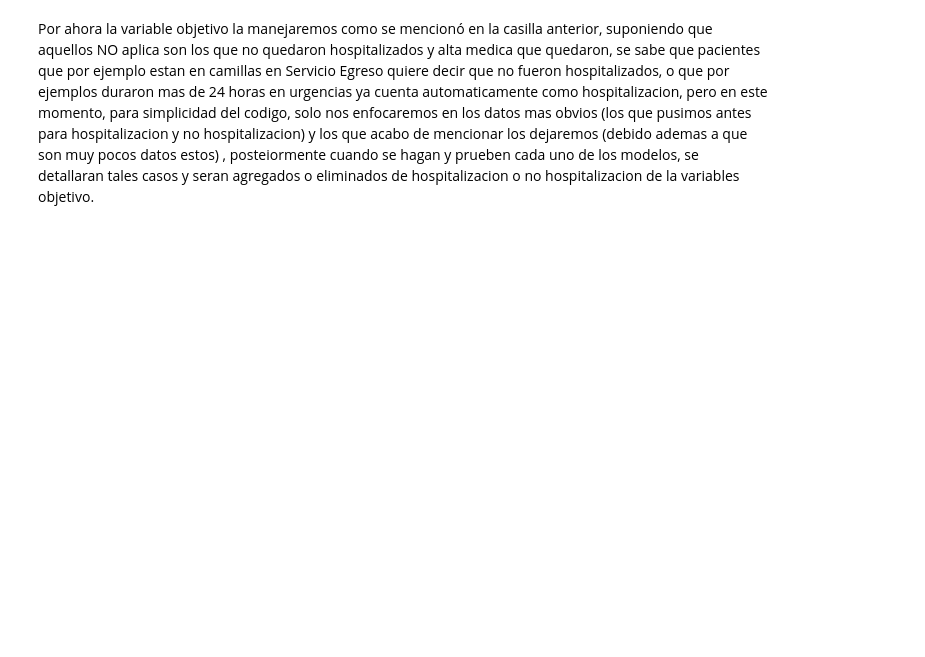
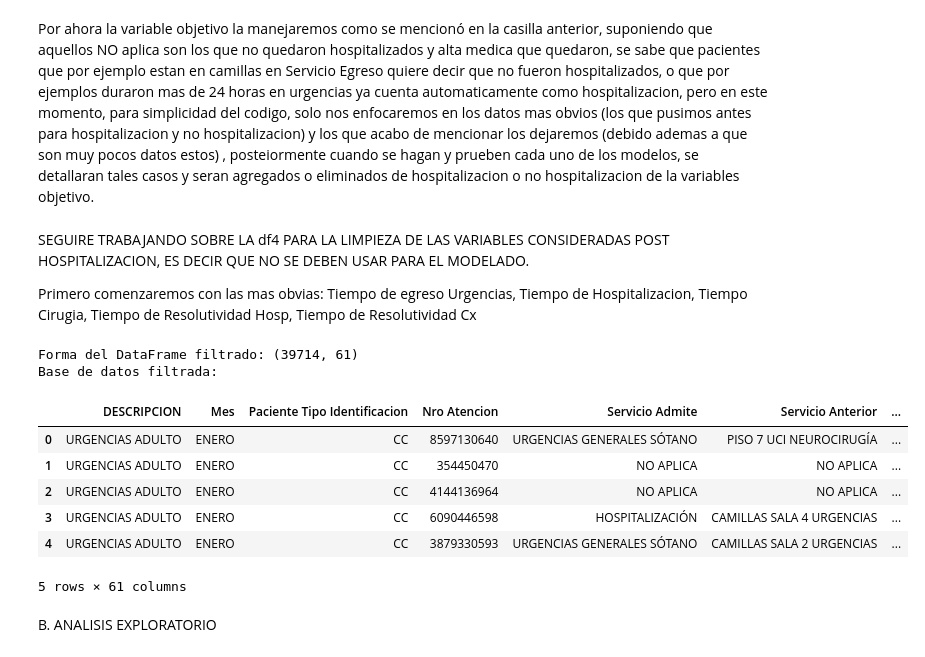
Before and after one commit to AndresMedina117/ProyectoHAMA_, a Jupyter notebook: Analisis_exploratorio.ipynb, the cells around one changed output. Cells and saved outputs as stored; diff of their text form; code cells hidden in the pictures; blank space fills up the shorter version.

Commit message:
comienzo del analisis exploratorio profundo

```diff
--- a/Analisis_exploratorio.ipynb
+++ b/Analisis_exploratorio.ipynb
@@ -289,3 +293,41 @@ def datetime2str(valuee):
     return str(valuee)
   else:
     return valuee
+# %%
+df4=pd.read_csv("BD_1.csv")
+# %%
+
+df4 = df4.applymap(datetime2str)
+df4['Grupo Edad'] = df4['Grupo Edad'].astype(str)
+df4['Grupo Poblacional'] = df4['Grupo Poblacional'].astype(str)
+df4['Tiempo Duracion Diligenciamiento F3'] = df4['Tiempo Duracion Diligenciamiento F3'].astype(str)
+# %% [markdown]
+SEGUIRE TRABAJANDO SOBRE LA df4 PARA LA LIMPIEZA DE LAS VARIABLES CONSIDERADAS POST HOSPITALIZACION, ES DECIR QUE NO SE DEBEN USAR PARA EL MODELADO.
+
+Primero comenzaremos con las mas obvias: Tiempo de egreso Urgencias, Tiempo de Hospitalizacion, Tiempo Cirugia, Tiempo de Resolutividad Hosp, Tiempo de Resolutividad Cx
+# %%
+columnas_eliminar = ['Tiempo Egreso Urgencias', 'Tiempo Traslado Hospitalizacion',
+                     'Tiempo Cirugia', 'Tiempo Resolutividad Hosp',
+                     'Tiempo Resolutividad Cx']
+
+def eliminar_post(df,para_eliminar):
+    df_5=df.copy()
+    df_5 = df_5.drop(columns=para_eliminar)
+    print("Forma del DataFrame filtrado:", df_5.shape)
+    print("Base de datos filtrada:")
+    return df_5
+
+df_5=eliminar_post(df4,columnas_eliminar)
+df_5.head()
+# %% [output]
+Forma del DataFrame filtrado: (39714, 61)
+Base de datos filtrada:
+|  | DESCRIPCION | Mes | Paciente Tipo Identificacion | Nro Atencion | Servicio Admite | Servicio Anterior | ... |
+| 0 | URGENCIAS ADULTO | ENERO | CC | 8597130640 | URGENCIAS GENERALES SÓTANO | PISO 7 UCI NEUROCIRUGÍA | ... |
+| 1 | URGENCIAS ADULTO | ENERO | CC | 354450470 | NO APLICA | NO APLICA | ... |
+| 2 | URGENCIAS ADULTO | ENERO | CC | 4144136964 | NO APLICA | NO APLICA | ... |
+| 3 | URGENCIAS ADULTO | ENERO | CC | 6090446598 | HOSPITALIZACIÓN | CAMILLAS SALA 4 URGENCIAS | ... |
+| 4 | URGENCIAS ADULTO | ENERO | CC | 3879330593 | URGENCIAS GENERALES SÓTANO | CAMILLAS SALA 2 URGENCIAS | ... |
+5 rows × 61 columns
+# %% [markdown]
+B. ANALISIS EXPLORATORIO
```
Also changed, not shown: parts of 3 cells of this notebook, 1 other file.
